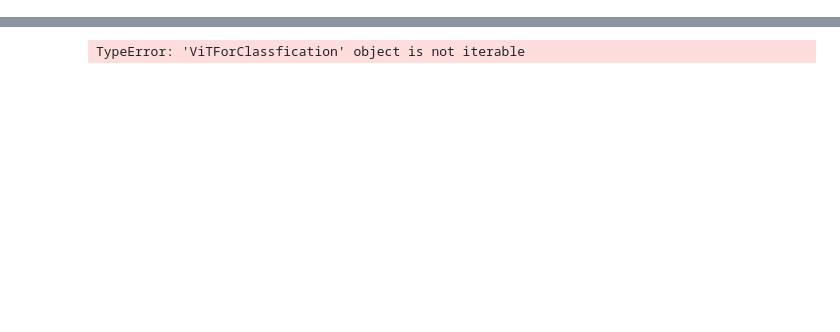
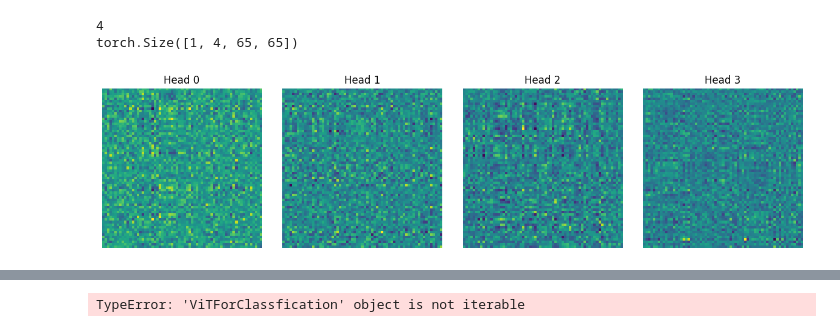
Before and after one commit to valentinafeve/interpretable-transformers, a Jupyter notebook: vision_transformers.ipynb, the cells around one changed output, grey strips where cells are left out. Drawn from its saved outputs; the diff is of its cells as text; code cells hidden in the pictures; blank space fills up the shorter version.

```diff
--- a/vision_transformers.ipynb
+++ b/vision_transformers.ipynb
@@ -641,3 +294,43 @@ def visualize_attention_on_images(attention_maps, images, alpha=0.5):
         plt.close(fig)
 
     return result_images
+# %%
+config = {
+    "patch_size": 4,  # Input image size: 32x32 -> 8x8 patches
+    "hidden_size": 48,
+    "num_hidden_layers": 4,
+    "num_attention_heads": 4,
+    "intermediate_size": 4 * 48, # 4 * hidden_size
+    "hidden_dropout_prob": 0.0,
+    "attention_probs_dropout_prob": 0.0,
+    "initializer_range": 0.02,
+    "image_size": 32,
+    "num_classes": 10, # num_classes of CIFAR10
+    "num_channels": 3,
+    "qkv_bias": True,
+    "use_faster_attention": False,
+}
+
+model = ViTForClassfication(config)
+
+random_input = torch.randn(1, 3, 32, 32)
+logits, attention_maps = model(random_input, output_attentions=True)
+print(len(attention_maps))
+print(attention_maps[0].shape)
+# %% [output]
+4
+torch.Size([1, 4, 65, 65])
+# %%
+def visualize_matrix(t):
+    t = t.squeeze(0)  # [4, 65, 65]
+    num_heads = t.shape[0]
+    fig, axes = plt.subplots(1, num_heads, figsize=(num_heads * 3, 3))
+    for i in range(num_heads):
+        axes[i].imshow(t[i].cpu().detach().numpy(), cmap='viridis')
+        axes[i].set_title(f'Head {i}')
+        axes[i].axis('off')
+    plt.tight_layout()
+    plt.show()
+visualize_matrix(attention_maps[-2])
+# %% [output]
+[figure, added]
```
Also changed, not shown: parts of 21 cells of this notebook, 5 other files.
